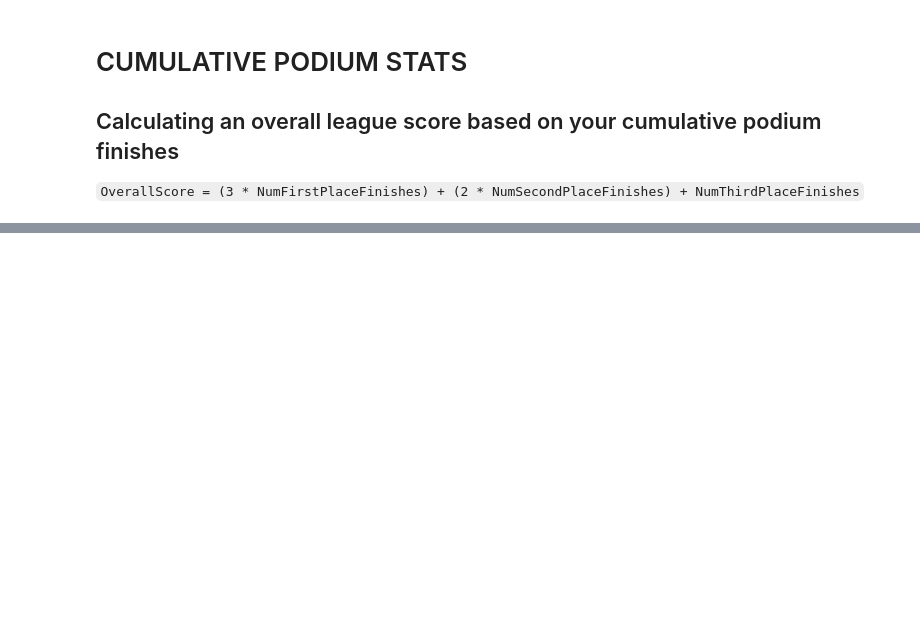
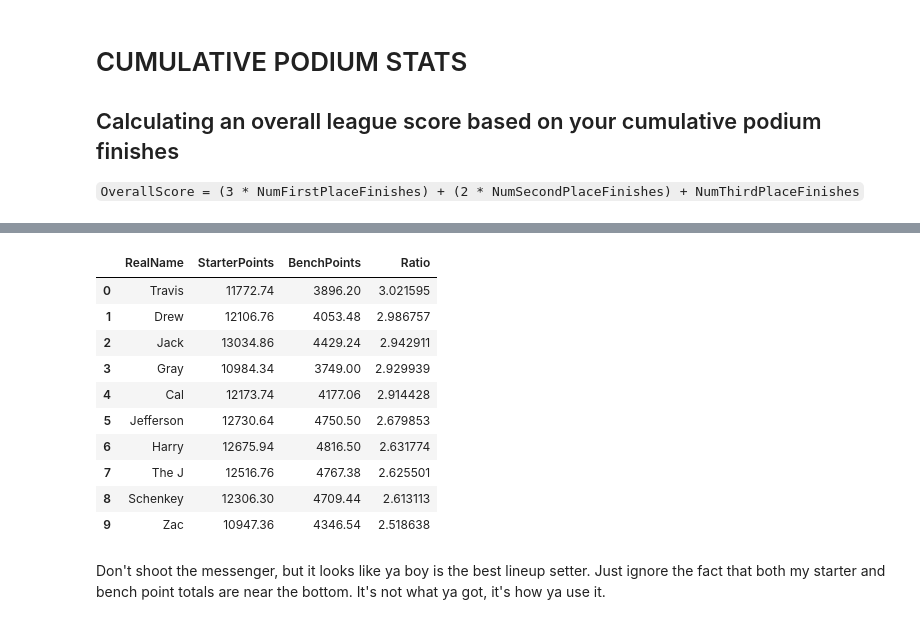
Before and after one commit to tthompson691/FFPlayground, a Jupyter notebook: src/visuals.ipynb, the cells around one changed output, grey strips where cells are left out. Saved outputs shown, nothing was run; the diff lists cells and outputs as text; code cells hidden in the pictures; blank space fills up the shorter version.

```diff
--- a/src/visuals.ipynb
+++ b/src/visuals.ipynb
@@ -160,0 +192,21 @@ Here we can see that poor Harry "early 90s Bills" Sharp has smelled victory 4(!)
+# %%
+with open(os.path.join(SQL_PATH, "analytics", "lifetime_starters_vs_bench_points.sql"), "r") as f:
+    query = f.read()
+
+starters_bench_df = pd.read_sql(query, con=con)
+starters_bench_df = starters_bench_df.assign(Ratio=(starters_bench_df["StarterPoints"] / starters_bench_df["BenchPoints"])).sort_values(by="Ratio", ascending=False).reset_index(drop=True)
+starters_bench_df
+# %% [output]
+|  | RealName | StarterPoints | BenchPoints | Ratio |
+| 0 | Travis | 11772.74 | 3896.20 | 3.021595 |
+| 1 | Drew | 12106.76 | 4053.48 | 2.986757 |
+| 2 | Jack | 13034.86 | 4429.24 | 2.942911 |
+| 3 | Gray | 10984.34 | 3749.00 | 2.929939 |
+| 4 | Cal | 12173.74 | 4177.06 | 2.914428 |
+| 5 | Jefferson | 12730.64 | 4750.50 | 2.679853 |
+| 6 | Harry | 12675.94 | 4816.50 | 2.631774 |
+| 7 | The J | 12516.76 | 4767.38 | 2.625501 |
+| 8 | Schenkey | 12306.30 | 4709.44 | 2.613113 |
+| 9 | Zac | 10947.36 | 4346.54 | 2.518638 |
+# %% [markdown]
+Don't shoot the messenger, but it looks like ya boy is the best lineup setter. Just ignore the fact that both my starter and bench point totals are near the bottom. It's not what ya got, it's how ya use it.
```
Also changed, not shown: parts of 10 cells of this notebook, 3 other files.
